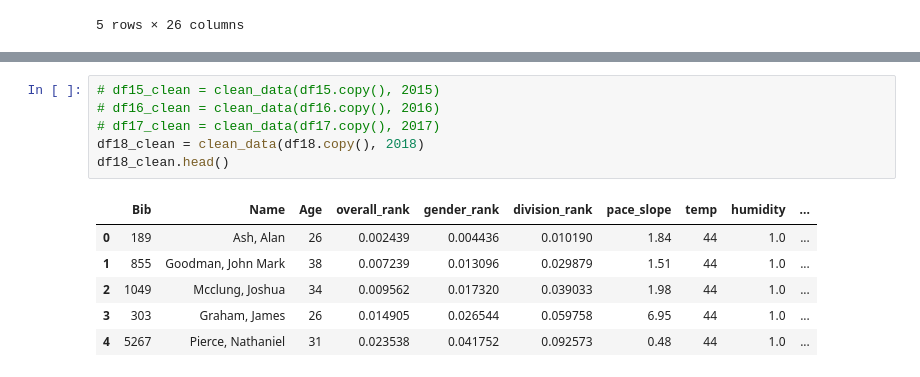
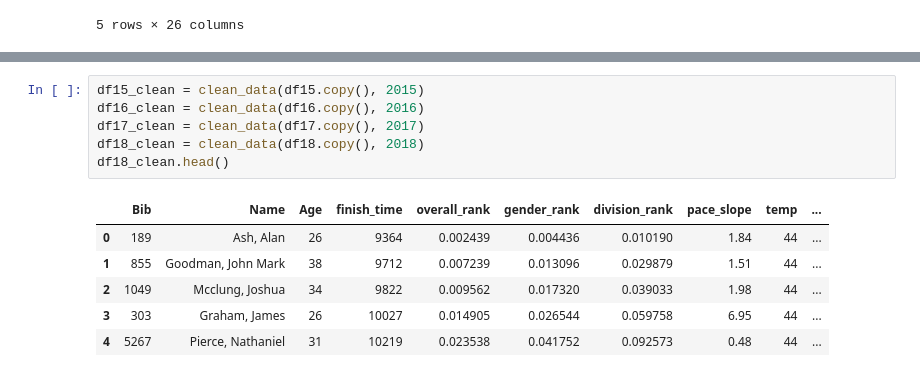
Before and after one commit to maicat11/Project_2-Marathon-Predictor, a Jupyter notebook: DataExploration.ipynb, the cells around one changed output, grey strips where cells are left out. Drawn from its saved outputs; the diff is of its cells as text.

```diff
--- a/DataExploration.ipynb
+++ b/DataExploration.ipynb
@@ -230,13 +25,13 @@ def clean_data(df, year):
 # %%
-# df15_clean = clean_data(df15.copy(), 2015)
-# df16_clean = clean_data(df16.copy(), 2016)
-# df17_clean = clean_data(df17.copy(), 2017)
+df15_clean = clean_data(df15.copy(), 2015)
+df16_clean = clean_data(df16.copy(), 2016)
+df17_clean = clean_data(df17.copy(), 2017)
 df18_clean = clean_data(df18.copy(), 2018)
 df18_clean.head()
 # %% [output]
-|  | Bib | Name | Age | overall_rank | gender_rank | division_rank | pace_slope | temp | humidity | ... |
-| 0 | 189 | Ash, Alan | 26 | 0.002439 | 0.004436 | 0.010190 | 1.84 | 44 | 1.0 | ... |
-| 1 | 855 | Goodman, John Mark | 38 | 0.007239 | 0.013096 | 0.029879 | 1.51 | 44 | 1.0 | ... |
-| 2 | 1049 | Mcclung, Joshua | 34 | 0.009562 | 0.017320 | 0.039033 | 1.98 | 44 | 1.0 | ... |
-| 3 | 303 | Graham, James | 26 | 0.014905 | 0.026544 | 0.059758 | 6.95 | 44 | 1.0 | ... |
-| 4 | 5267 | Pierce, Nathaniel | 31 | 0.023538 | 0.041752 | 0.092573 | 0.48 | 44 | 1.0 | ... |
+|  | Bib | Name | Age | finish_time | overall_rank | gender_rank | division_rank | pace_slope | temp | ... |
+| 0 | 189 | Ash, Alan | 26 | 9364 | 0.002439 | 0.004436 | 0.010190 | 1.84 | 44 | ... |
+| 1 | 855 | Goodman, John Mark | 38 | 9712 | 0.007239 | 0.013096 | 0.029879 | 1.51 | 44 | ... |
+| 2 | 1049 | Mcclung, Joshua | 34 | 9822 | 0.009562 | 0.017320 | 0.039033 | 1.98 | 44 | ... |
+| 3 | 303 | Graham, James | 26 | 10027 | 0.014905 | 0.026544 | 0.059758 | 6.95 | 44 | ... |
+| 4 | 5267 | Pierce, Nathaniel | 31 | 10219 | 0.023538 | 0.041752 | 0.092573 | 0.48 | 44 | ... |
```
Also changed, not shown: parts of 27 cells of this notebook, 1 other file.
